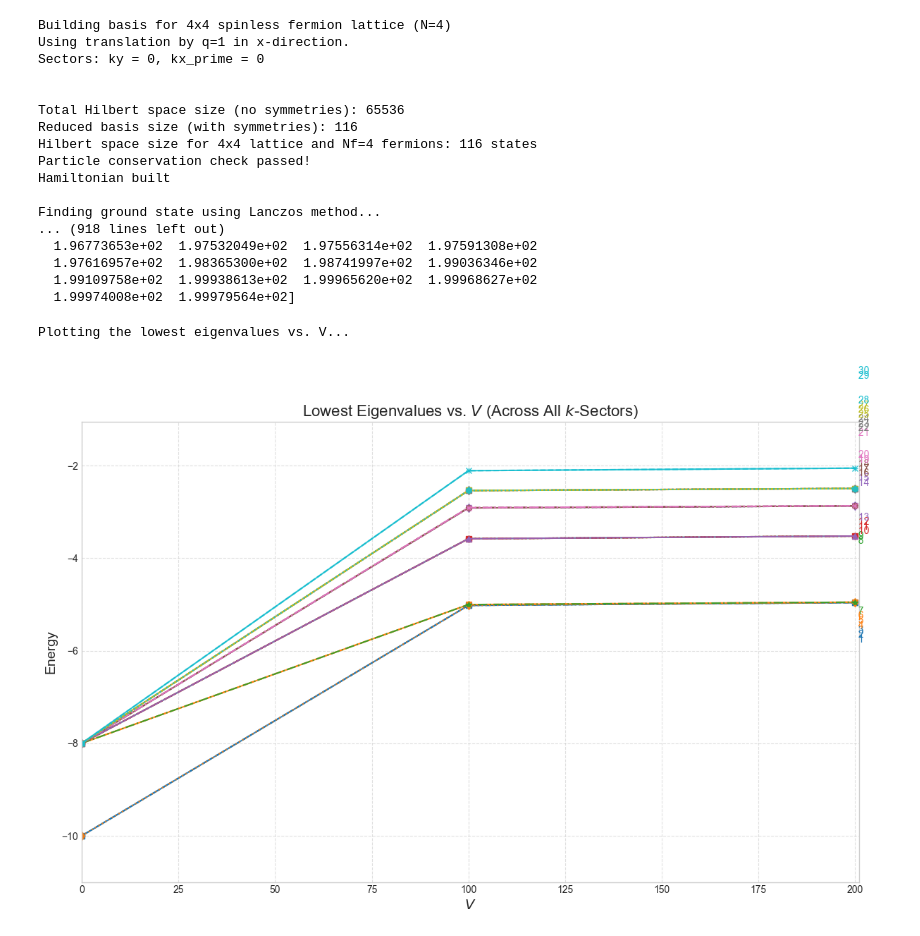
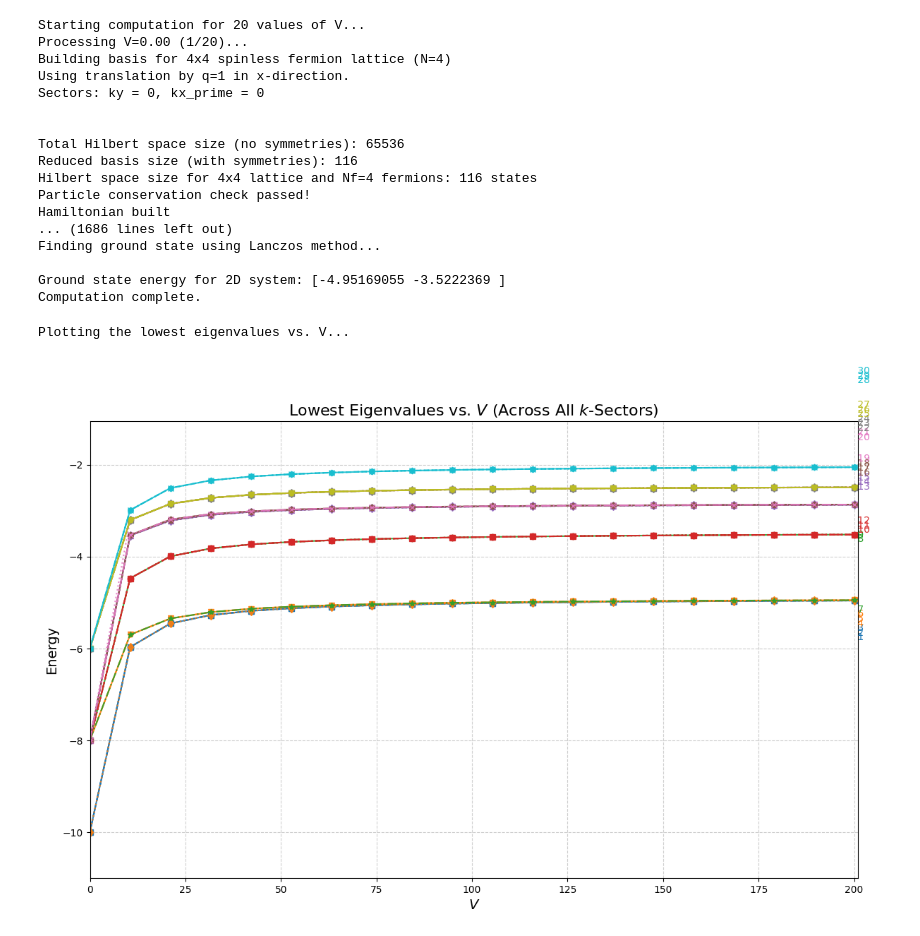
Before and after one commit to Maxlupo014/spinless_fermions_in_B, a Jupyter notebook: spinless_fermions_in_B.ipynb, the cells around one changed output. Drawn from its saved outputs; the diff is of its cells as text; code cells hidden in the pictures.

Commit message:
done more efficient code for rotational symmetry

```diff
--- a/spinless_fermions_in_B.ipynb
+++ b/spinless_fermions_in_B.ipynb
@@ -129,6 +97,19 @@ def build_fermion_basis_with_translations(Lx, Ly, q, kx_prime_sector,ky_sector,
     print(f"\nTotal Hilbert space size (no symmetries): {2**N}")
     print(f"Reduced basis size (with symmetries): {basis.Ns}")
     return basis
+
+def apply_rotation(kx, ky):
+    """Apply the rotation symmetry (kx, ky) -> (-ky, kx)."""
+    return (-ky % (Lx // q), kx % Ly)
+
+def find_orbit(kx, ky):
+    """Find the orbit of (kx, ky) under the rotation symmetry."""
+    orbit = []
+    current = (kx, ky)
+    while current not in orbit:
+        orbit.append(current)
+        current = apply_rotation(*current)
+    return orbit
 # %%
 def plot_ground_state_density(energy, ground_state, Lx, Ly, Nf, t, V, basis_full):
     '''
@@ -480,5 +459,5 @@ def find_lowest_energies_across_all_sectors(Lx, Ly, Nf, t, V, p, q, bands_number
 # %%
-def get_lowest_eigenvalues_vs_V(Lx, Ly, Nf, t, p, q, V_min, V_max, num_V_points, bands_number, basis_full, across_all_sectors=True, kx=0, ky=0):
+def get_lowest_eigenvalues_vs_V(Lx, Ly, Nf, t, p, q, V_min, V_max, num_V_points, bands_number, across_all_sectors=True, kx=0, ky=0, eigenvalues_to_plot=10):
     """
     Computes the lowest eigenvalues as a function of interaction strength V.
     inputs: Lx, Ly, Nf, t, p, q, V_min, V_max, num_V_points, bands_number, across_all_sectors (bool), kx_sector, ky_sector
@@ -490,16 +469,19 @@ def get_lowest_eigenvalues_vs_V(Lx, Ly, Nf, t, p, q, V_min, V_max, num_V_points,
     # Initialize a dictionary to store sorted eigenvalues for each V
     lowest_eigenvalues_by_V = {V: [] for V in V_values}
 
-    for V in V_values:
+    print(f"Starting computation for {num_V_points} values of V...")
+    for idx, V in enumerate(V_values):
+        print(f"Processing V={V:.2f} ({idx + 1}/{num_V_points})...")
         sorted_energy_values = []
         if across_all_sectors:
-            _, __, sorted_energy_values , ___, ____, _____ = find_lowest_energies_across_all_sectors(Lx, Ly, Nf, t, V, p, q, bands_number, basis_full)
+            _, __, sorted_energy_values = find_lowest_energies_across_all_sectors(Lx, Ly, Nf, t, V, p, q, bands_number)
         else:
             energy, _, _ = find_lowest_energies_per_k_sector(Lx, Ly, Nf, t, V, p, q, kx, ky, perturbation=False, vec_number=bands_number)
-            sorted_energy_values = sorted(energy)[:bands_number]
+            sorted_energy_values = sorted(energy)[:eigenvalues_to_plot]
         # Store the lowest eigenvalues in the dictionary
-        lowest_eigenvalues_by_V[V] = sorted_energy_values[:bands_number]
+        lowest_eigenvalues_by_V[V] = sorted_energy_values[:eigenvalues_to_plot]
 
+    print("Computation complete.")
     return lowest_eigenvalues_by_V
 # %%
 Lx=4 # Total number of sites
@@ -648,16 +563,18 @@ Nf = 4 #N_sites // 2 # Number of fermions (half-filling)
 N_sites = Lx * Ly
 p=0
 q=1
-bands_number=3
 t = 1.0      # Hopping strength
 V = 1.0      # Interaction strength
-V_min = 0.0
+V_min = 00.0
 V_max = 200.0
-num_V_points = 3
-bands_number = 30
+num_V_points = 20
+bands_number = 2
+eigenvalues_to_plot = 30
 basis_full = spinless_fermion_basis_general(N_sites, Nf=Nf)
-lowest_eigenvalues_by_V = get_lowest_eigenvalues_vs_V(Lx, Ly, Nf, t, p, q, basis_full=basis_full, V_min=V_min, V_max=V_max, num_V_points=num_V_points, bands_number=bands_number , across_all_sectors=True)
+lowest_eigenvalues_by_V = get_lowest_eigenvalues_vs_V(Lx, Ly, Nf, t, p, q, V_min=V_min, V_max=V_max, num_V_points=num_V_points, bands_number=bands_number , across_all_sectors=True, eigenvalues_to_plot=eigenvalues_to_plot)
 # %% [output]
+Starting computation for 20 values of V...
+Processing V=0.00 (1/20)...
 Building basis for 4x4 spinless fermion lattice (N=4)
 Using translation by q=1 in x-direction.
 Sectors: ky = 0, kx_prime = 0
@@ -668,18 +585,16 @@ Reduced basis size (with symmetries): 116
 Hilbert space size for 4x4 lattice and Nf=4 fermions: 116 states
 Particle conservation check passed!
 Hamiltonian built
+... (1686 lines left out)
+Finding ground state using Lanczos method...
 
-Finding ground state using Lanczos method...
-... (918 lines left out)
-  1.96773653e+02  1.97532049e+02  1.97556314e+02  1.97591308e+02
-  1.97616957e+02  1.98365300e+02  1.98741997e+02  1.99036346e+02
-  1.99109758e+02  1.99938613e+02  1.99965620e+02  1.99968627e+02
-  1.99974008e+02  1.99979564e+02]
+Ground state energy for 2D system: [-4.95169055 -3.5222369 ]
+Computation complete.
 # %%
-plot_lowest_eigenvalues_vs_V(lowest_eigenvalues_by_V, bands_number=bands_number)
+plot_lowest_eigenvalues_vs_V(lowest_eigenvalues_by_V, bands_number=eigenvalues_to_plot)
 # %% [output]
 Plotting the lowest eigenvalues vs. V...
-[figure, old version]
+[figure, new version]
 # %%
 ##print lowest_eigenvalues_by_V
 
```
Also changed, not shown: parts of 8 cells of this notebook.
